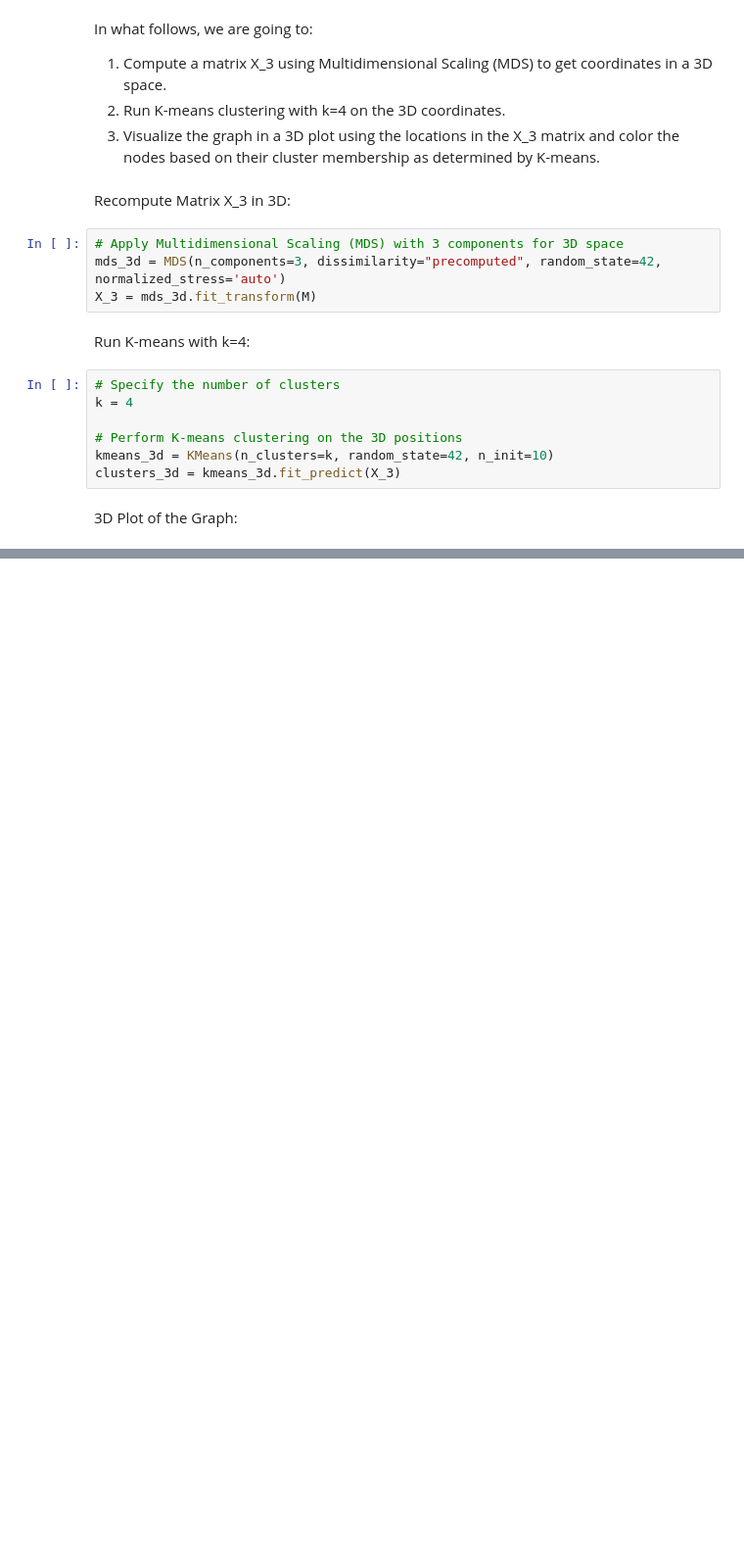
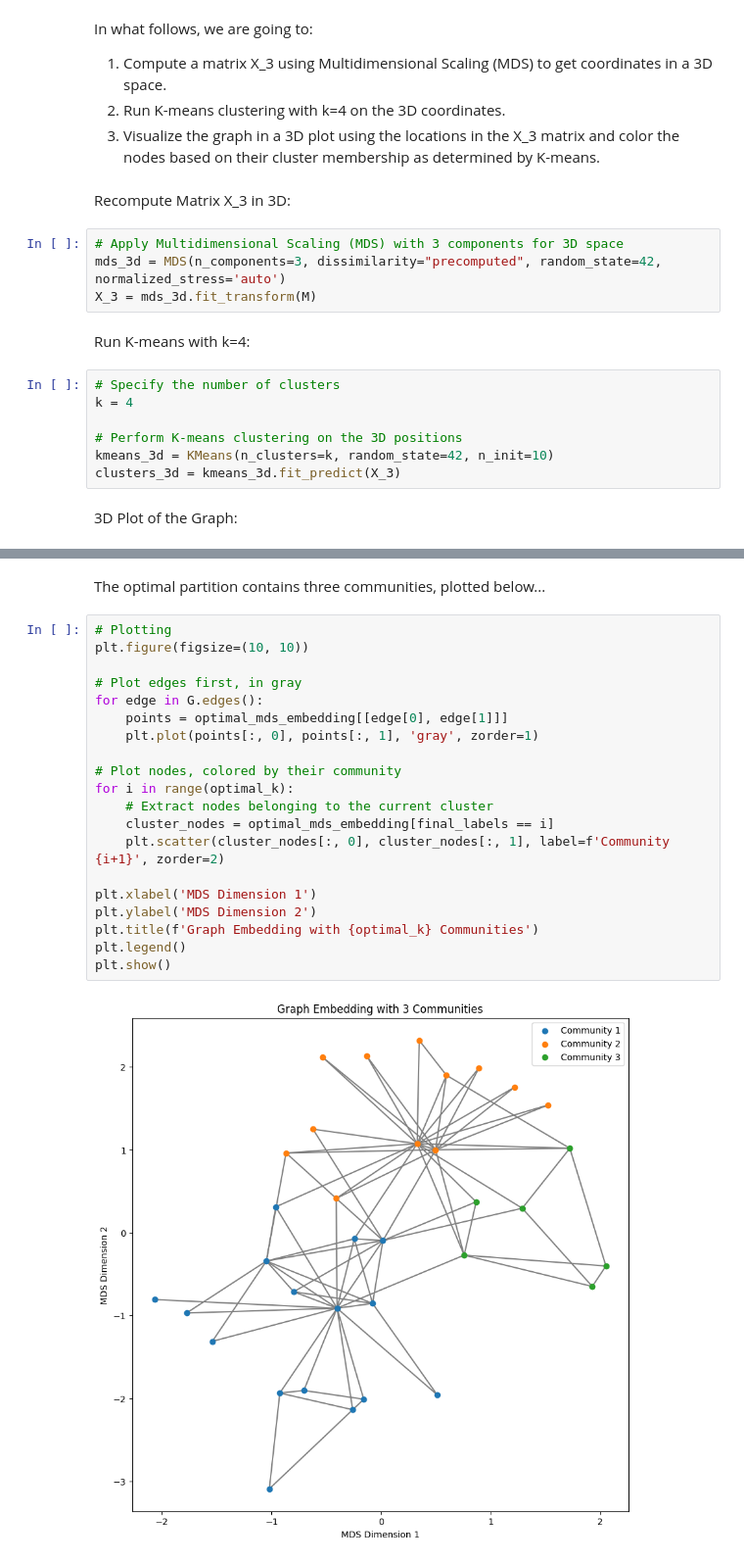
Before and after one commit to vmpreciado/NETS3120, a Jupyter notebook: CommunitiesMDSshortest.ipynb, the cells around one changed output, grey strips where cells are left out. Shown at 98% size. Cells and saved outputs as stored; diff of their text form; blank space fills up the shorter version.

```diff
--- a/CommunitiesMDSshortest.ipynb
+++ b/CommunitiesMDSshortest.ipynb
@@ -230,0 +262,24 @@ Project: Find the optimal number of communities by adapting the dimension of the
+# %% [markdown]
+The optimal partition contains three communities, plotted below...
+# %%
+# Plotting
+plt.figure(figsize=(10, 10))
+
+# Plot edges first, in gray
+for edge in G.edges():
+    points = optimal_mds_embedding[[edge[0], edge[1]]]
+    plt.plot(points[:, 0], points[:, 1], 'gray', zorder=1)
+
+# Plot nodes, colored by their community
+for i in range(optimal_k):
+    # Extract nodes belonging to the current cluster
+    cluster_nodes = optimal_mds_embedding[final_labels == i]
+    plt.scatter(cluster_nodes[:, 0], cluster_nodes[:, 1], label=f'Community {i+1}', zorder=2)
+
+plt.xlabel('MDS Dimension 1')
+plt.ylabel('MDS Dimension 2')
+plt.title(f'Graph Embedding with {optimal_k} Communities')
+plt.legend()
+plt.show()
+# %% [output]
+[figure, added]
```
Also changed, not shown: parts of 12 cells of this notebook.
